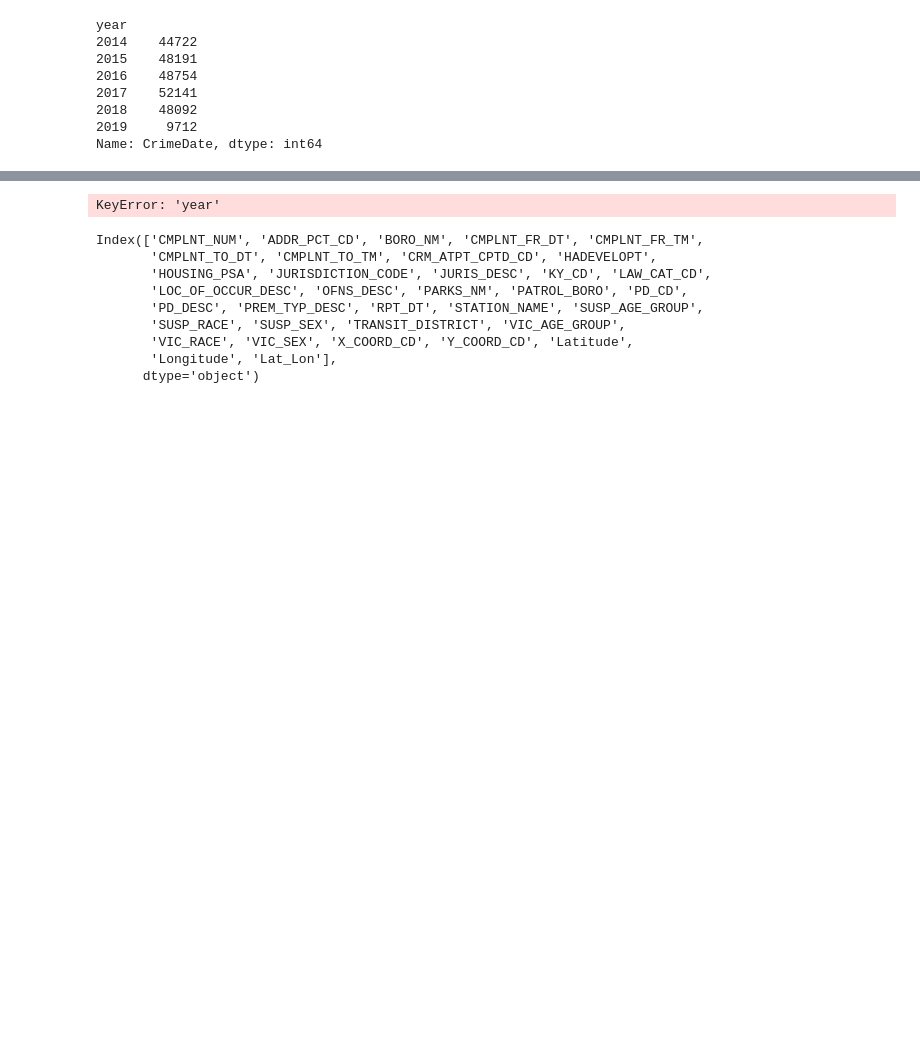
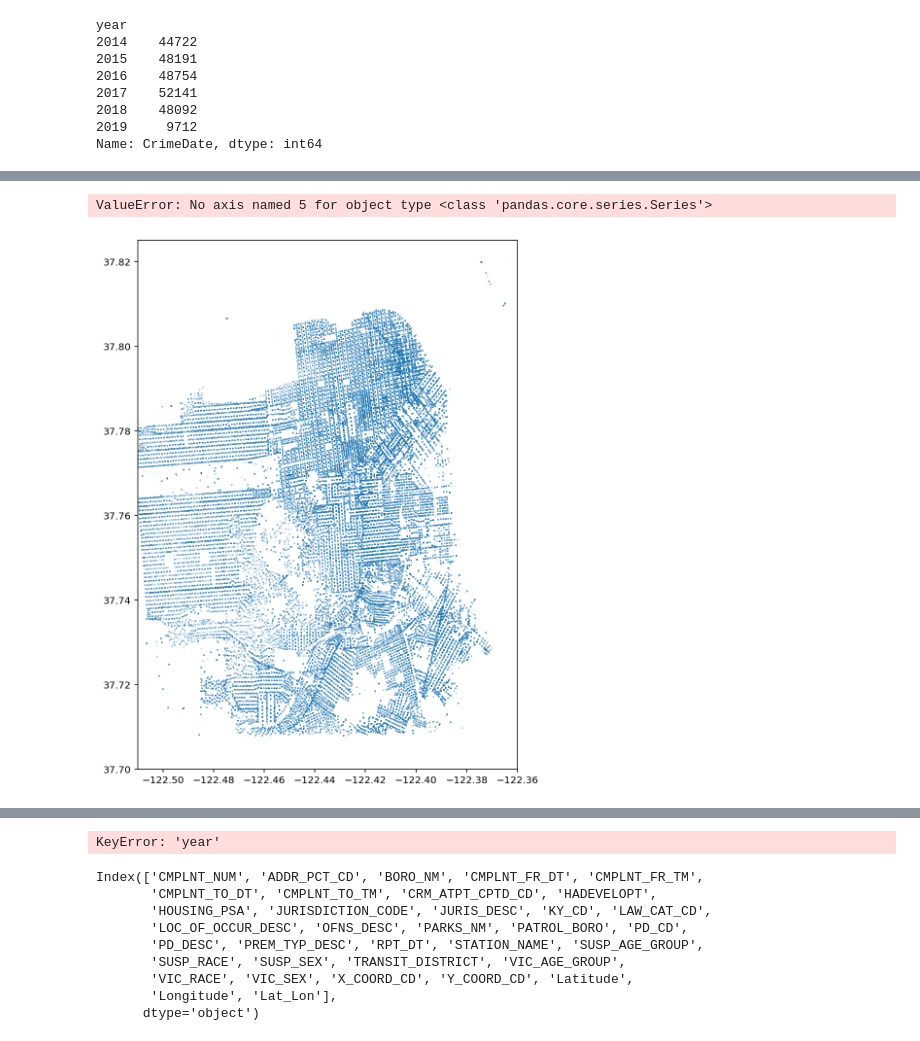
Before and after one commit to cho244/PoliceReports, a Jupyter notebook: testing.ipynb, the cells around one changed output, grey strips where cells are left out. Cells and saved outputs as stored; diff of their text form; code cells hidden in the pictures; blank space fills up the shorter version.

```diff
--- a/testing.ipynb
+++ b/testing.ipynb
@@ -30,5 +30,4 @@ year
 2019     9712
 Name: CrimeDate, dtype: int64
 # %%
-sfpd = pd.read_csv('Police_Department_Incident_Reports__Historical_2003_to_May_2018.csv')
-sfpd
+sfpd = pd.read_csv('SFPD.csv')
@@ -53,0 +43,3 @@ sfpd
+# %%
+sfpd['X_coord'] = [sfpd['Location'][0]]
+sfpd['Y_coord'] = sfpd['Location'][1]
@@ -68,0 +71,11 @@ plt.plot(sfpd.groupby(['month','year']).size().values)
+# %%
+sfpd['Y'].max(5)
+# %% [output]
+ValueError: No axis named 5 for object type <class 'pandas.core.series.Series'>
+# %%
+plt.figure(figsize = (7,10))
+plt.axis([-122.51,-122.36,37.7,37.825])
+plt.scatter(sfpd.X, sfpd.Y, s=.001, )
+plt.show()
+# %% [output]
+[figure, added]
```
Also changed, not shown: parts of 13 cells of this notebook, 1 other file.
